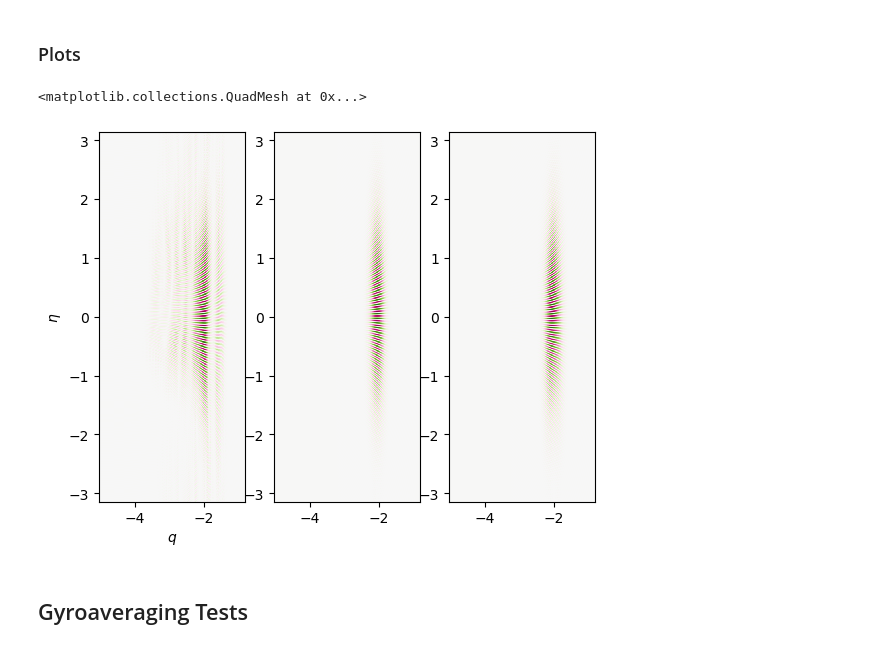
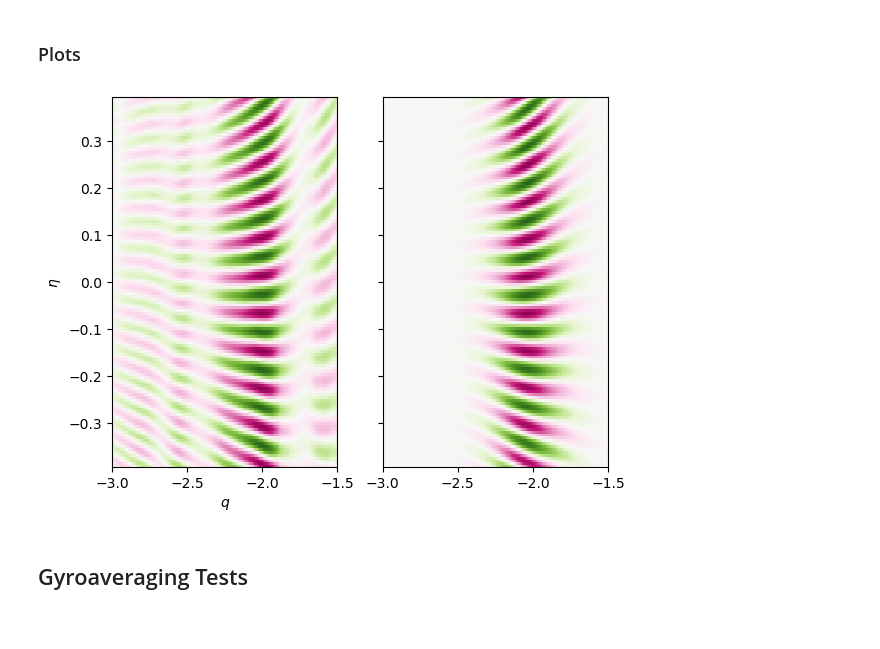
Before and after one commit to Maplenormandy/c1lgkt, a Jupyter notebook: bin/ballooning_filter.ipynb, the cells around one changed output. Drawn from its saved outputs; the diff is of its cells as text; code cells hidden in the pictures.

```diff
--- a/bin/ballooning_filter.ipynb
+++ b/bin/ballooning_filter.ipynb
@@ -327,20 +341,23 @@ Optimization terminated successfully.
 # %%
 # %% Plot the result
 dpot_fit_g = sum_balloon_mode(q_grid, theta_grid, 1, 3*nphi, GaussHermiteFunction(res_g.x[:4], res_g.x[4:]), False)
 dpot_fit_gh = sum_balloon_mode(q_grid, theta_grid, 1, 3*nphi, GaussHermiteFunction(res_g.x[:4], res_gh.x), False)
 
-plt.figure()
-ax = plt.subplot(131)
-plt.pcolormesh(q_samp, theta_samp, np.real(dpot_grid), norm=mpl.colors.CenteredNorm(), cmap='PiYG')
-plt.xlabel(R'$q$')
-plt.ylabel(R'$\eta$')
-plt.subplot(132, sharex=ax, sharey=ax)
-plt.pcolormesh(q_samp, theta_samp, np.real(dpot_fit_g), norm=mpl.colors.CenteredNorm(), cmap='PiYG')
-plt.subplot(133, sharex=ax, sharey=ax)
-plt.pcolormesh(q_samp, theta_samp, np.real(dpot_fit_gh), norm=mpl.colors.CenteredNorm(), cmap='PiYG')
+fig, axs = plt.subplots(1, 2, sharex=True, sharey=True)
+
+axs[0].pcolormesh(q_samp, theta_samp, np.real(dpot_grid), norm=mpl.colors.CenteredNorm(), cmap='PiYG', rasterized=True)
+axs[0].set_xlabel(R'$q$')
+axs[0].set_ylabel(R'$\eta$')
+#plt.subplot(132, sharex=ax, sharey=ax)
+#plt.pcolormesh(q_samp, theta_samp, np.real(dpot_fit_g), norm=mpl.colors.CenteredNorm(), cmap='PiYG')
+axs[1].pcolormesh(q_samp, theta_samp, np.real(dpot_fit_gh), norm=mpl.colors.CenteredNorm(), cmap='PiYG', rasterized=True)
+
+axs[0].set_xlim((-3,-1.5))
+axs[0].set_ylim((-np.pi/8, np.pi/8))
+
+plt.savefig('./outputs/dpot_fit.pdf', dpi=300, bbox_inches='tight')
 # %% [output]
-<matplotlib.collections.QuadMesh at 0x...>
-[figure, old version]
+[figure, new version]
 # %% [markdown]
 ## Gyroaveraging Tests
 # %%
```
Also changed, not shown: parts of 10 cells of this notebook, 11 other files.
